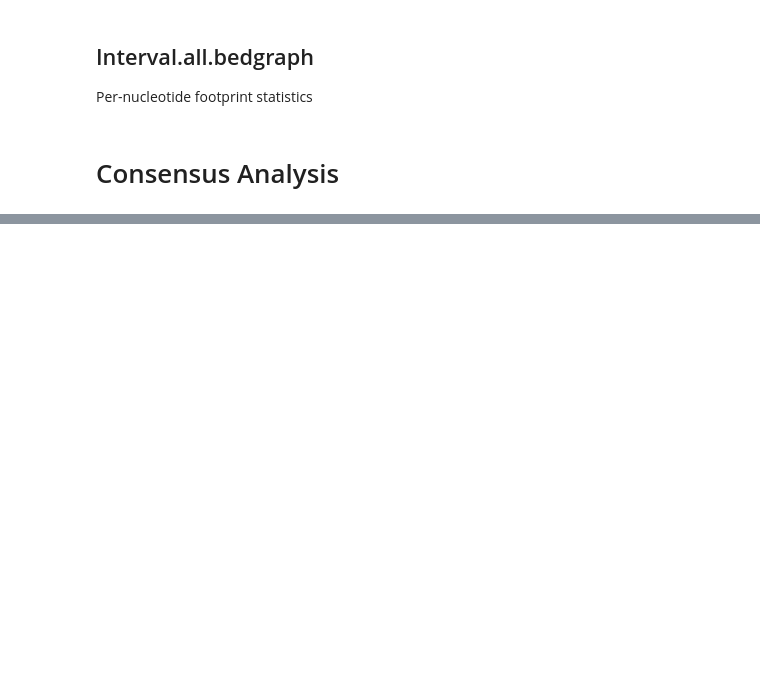
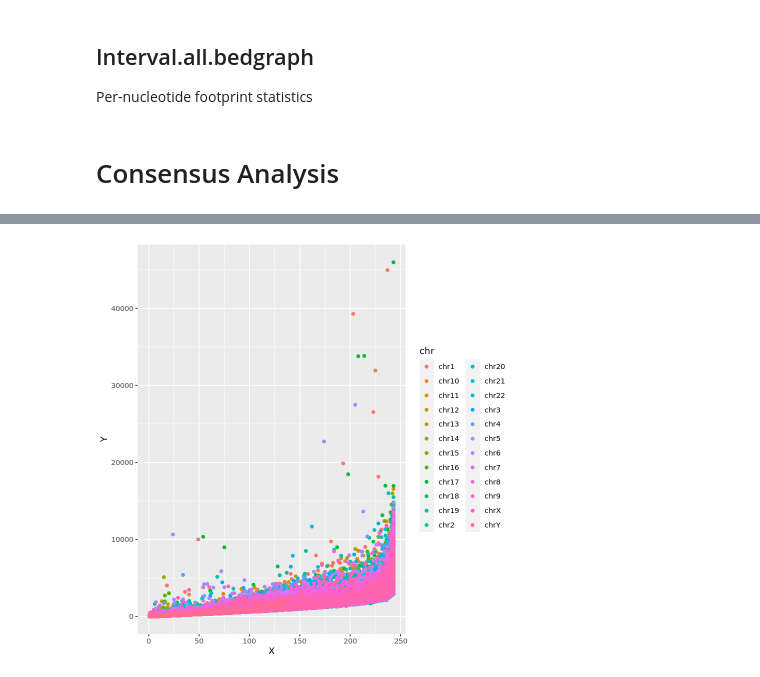
Before and after one commit to apblair/human-TF-footprinting, a Jupyter notebook: Notebooks/ConsensusTF-PermutationAnalysis.ipynb, the cells around one changed output, grey strips where cells are left out. Drawn from its saved outputs; the diff is of its cells as text; code cells hidden in the pictures; blank space fills up the shorter version.

```diff
--- a/Notebooks/ConsensusTF-PermutationAnalysis.ipynb
+++ b/Notebooks/ConsensusTF-PermutationAnalysis.ipynb
@@ -108,0 +132,8 @@ write.table(map_bed_chr19, "/home/jupyter/human-TF-footprinting/Data/mappability
+# %%
+avg_numsamples_per_chr.names <- unlist(unique(consensus_bed@seqnames))
+avg_numsamples_per_chr <- rep(NA, length(avg_numsamples_per_chr.names))
+names(avg_numsamples_per_chr) <- avg_numsamples_per_chr.names
+
+for (chr in unique(consensus_bed@seqnames)){
+    avg_numsamples_per_chr[[chr]] <- mean(consensus_bed[consensus_bed@seqnames == chr]$V6)
+}
@@ -108,0 +193,2 @@ write.table(map_bed_chr19, "/home/jupyter/human-TF-footprinting/Data/mappability
+# %%
+consensus_plot_df <- data.frame(X=consensus_bed$V6, Y=consensus_bed$V5, chr=consensus_bed@seqnames)
@@ -108,0 +198,12 @@ write.table(map_bed_chr19, "/home/jupyter/human-TF-footprinting/Data/mappability
+# %%
+# consensus_plot_df <- data.frame(X=demo$V6, Y=demo$V5)
+
+ggplot(data=consensus_plot_df, aes(x=X, y=Y, color=chr)) + geom_point()
+
+
+# Line plot
+# ggplot(data=consensus_plot_df, aes(x=X, y=Y, group=chr)) +
+#   geom_line(color="red")+
+#   geom_point()
+# %% [output]
+[figure, added]
```
Also changed, not shown: parts of 10 cells of this notebook.
